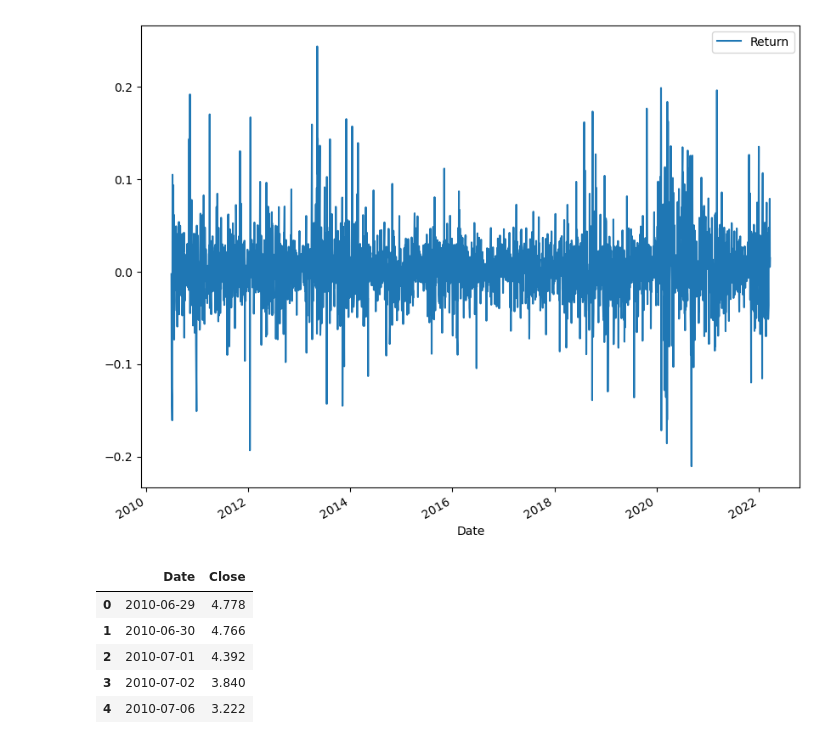
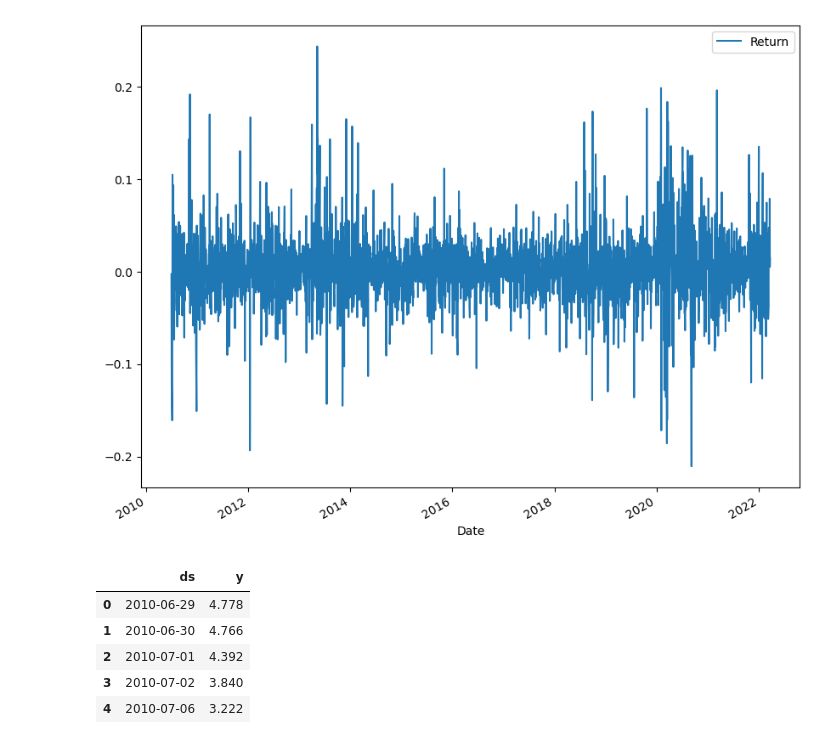
Before and after one commit to mmiskatul/TSLA-stock-price-prediction, a Jupyter notebook: Stock market forcasting.ipynb, the cells around one changed output. Saved outputs shown, nothing was run; the diff lists cells and outputs as text; code cells hidden in the pictures.

```diff
--- a/Stock market forcasting.ipynb
+++ b/Stock market forcasting.ipynb
@@ -105,10 +105,10 @@ plt.show()
 # %%
 # Prepare the data for Prophet
 prophet_df =df.reset_index()[['Date','Close']]
-prophet_df.rename(columns={'Date':'ds','Close':'y'})
+prophet_df.rename(columns={'Date':'ds','Close':'y'},inplace=True)
 prophet_df.head()
 # %% [output]
-|  | Date | Close |
+|  | ds | y |
 | 0 | 2010-06-29 | 4.778 |
 | 1 | 2010-06-30 | 4.766 |
 | 2 | 2010-07-01 | 4.392 |
```
Also changed, not shown: parts of 1 cell of this notebook.
